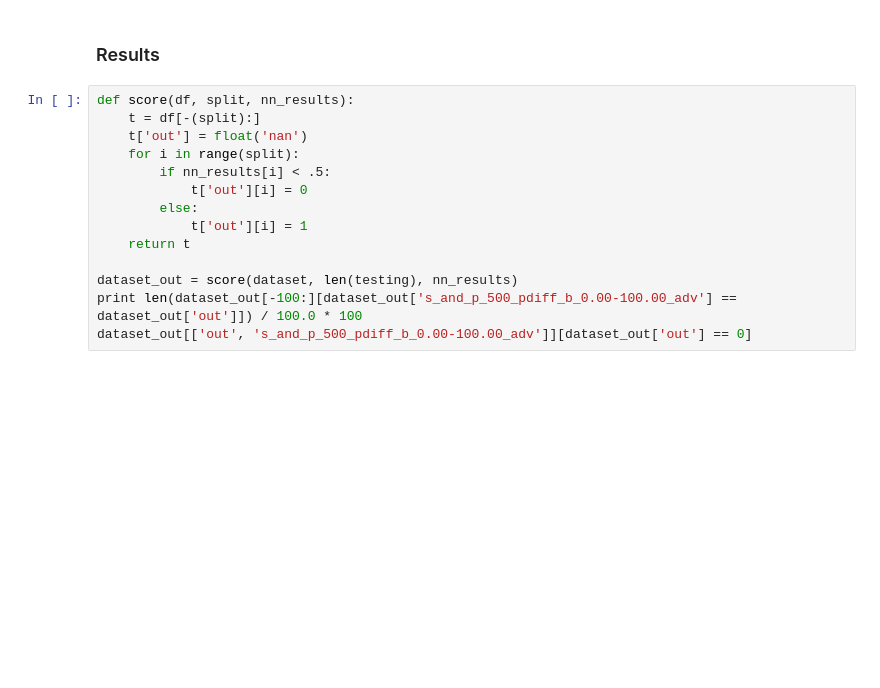
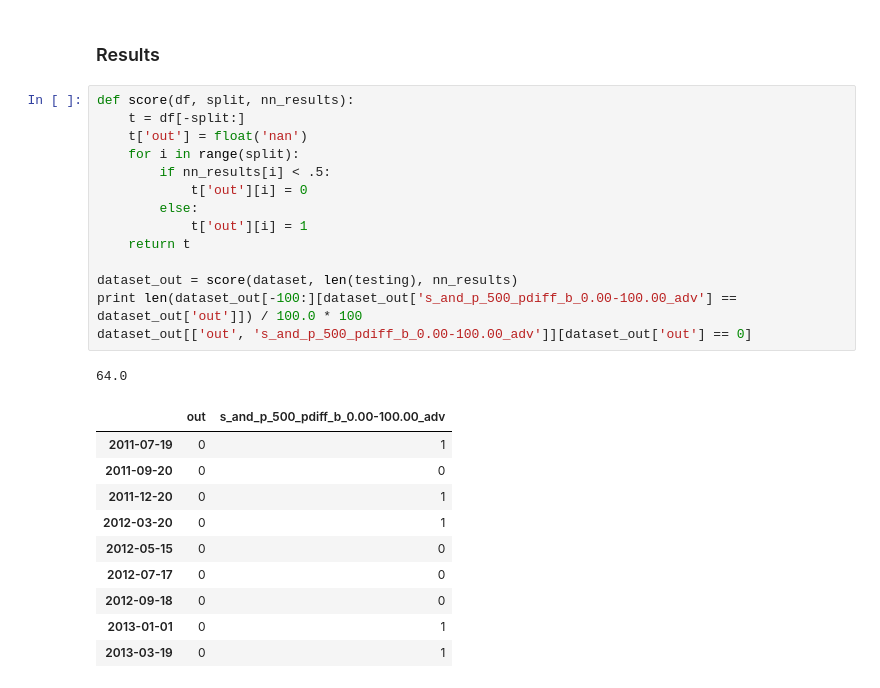
Before and after one commit to jrosen3/cs109annstock, a Jupyter notebook: Master.ipynb, the cells around one changed output. Drawn from its saved outputs; the diff is of its cells as text; blank space fills up the shorter version.

```diff
--- a/Master.ipynb
+++ b/Master.ipynb
@@ -693,18 +695,30 @@ remove_border()
 ### Results ###
 # %%
 def score(df, split, nn_results):
-    t = df[-(split):]
+    t = df[-split:]
     t['out'] = float('nan')
     for i in range(split):
         if nn_results[i] < .5:
             t['out'][i] = 0
         else:
             t['out'][i] = 1
     return t
 
 dataset_out = score(dataset, len(testing), nn_results)
 print len(dataset_out[-100:][dataset_out['s_and_p_500_pdiff_b_0.00-100.00_adv'] == dataset_out['out']]) / 100.0 * 100
 dataset_out[['out', 's_and_p_500_pdiff_b_0.00-100.00_adv']][dataset_out['out'] == 0]
+# %% [output]
+64.0
+|  | out | s_and_p_500_pdiff_b_0.00-100.00_adv |
+| 2011-07-19 | 0 | 1 |
+| 2011-09-20 | 0 | 0 |
+| 2011-12-20 | 0 | 1 |
+| 2012-03-20 | 0 | 1 |
+| 2012-05-15 | 0 | 0 |
+| 2012-07-17 | 0 | 0 |
+| 2012-09-18 | 0 | 0 |
+| 2013-01-01 | 0 | 1 |
+| 2013-03-19 | 0 | 1 |
 # %%
 def results(df, target, nn_results):
 
```
Also changed, not shown: parts of 3 cells of this notebook.
